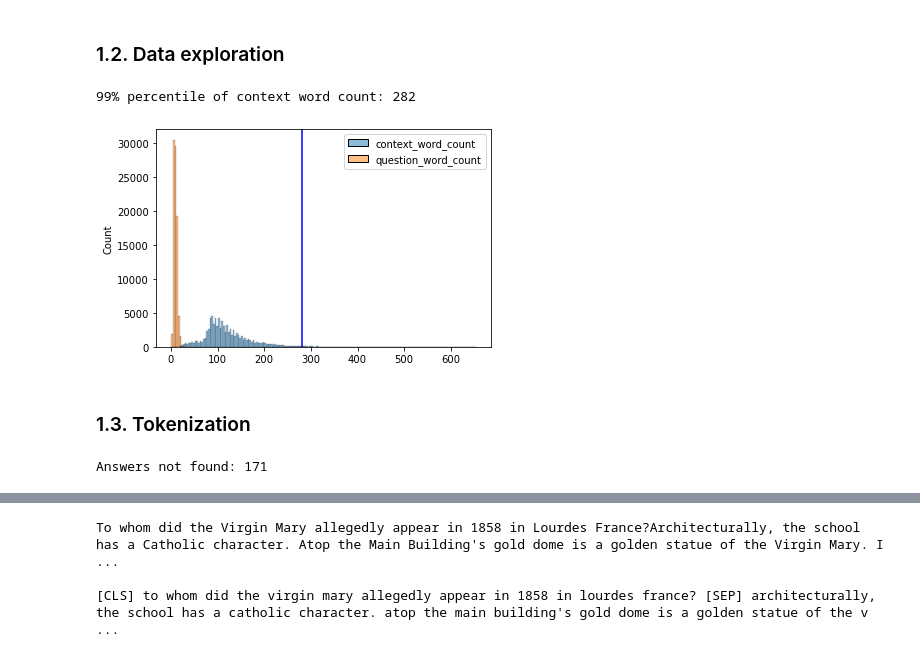
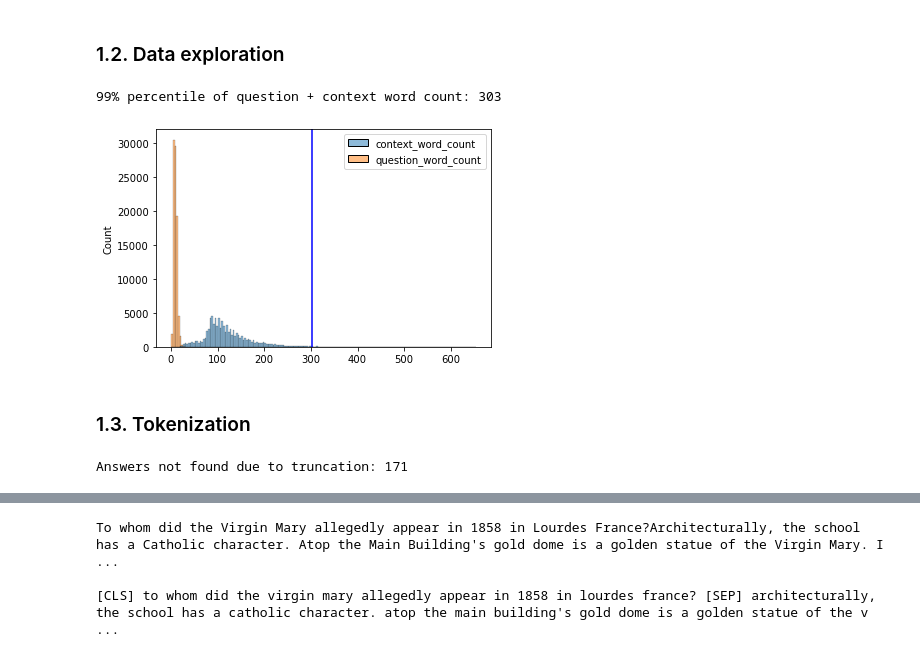
Before and after one commit to frallebini/question-answering, a Jupyter notebook: training.ipynb, the cells around one changed output, grey strips where cells are left out. Drawn from its saved outputs; the diff is of its cells as text; code cells hidden in the pictures.

```diff
--- a/training.ipynb
+++ b/training.ipynb
@@ -101,18 +87,20 @@ TEST PASSED: answer-text == context[start:end]
 # %%
 import seaborn as sns
 sentence_lengths = pd.DataFrame(
     dataset[['context', 'question']].applymap(str.split).applymap(len).to_numpy(),
     columns=['context_word_count', 'question_word_count'],
 )
-quantile99 = int(np.quantile(sentence_lengths['context_word_count'], 0.99))
+p99_context = int(np.quantile(sentence_lengths['context_word_count'], 0.99))
+p99_question = int(np.quantile(sentence_lengths['question_word_count'], 0.99))
+percentile99 = p99_question + p99_context
 
 ax = sns.histplot(sentence_lengths)
-ax.axvline(x=quantile99, color='b')
-print(f"99% percentile of context word count: {quantile99}")
+ax.axvline(x=percentile99, color='b')
+print(f"99% percentile of question + context word count: {percentile99}")
 # Note: after tokenization the numbers may differ but not dramatically
 # %% [output]
-99% percentile of context word count: 282
+99% percentile of question + context word count: 303
-[figure, old version]
+[figure, new version]
 # %% [markdown]
 ### 1.3. Tokenization
 # %%
@@ -170,10 +158,9 @@ for _, row in tqdm(dataset.iterrows(), total=dataset.shape[0]):
         'offset_mapping': offset_mapping,
     })
 
-print(f"Answers not found: {log_answers_not_found}")
-# To handle this, we need to do handle larger inputs by slicing or ignore it
+print(f"Answers not found due to truncation: {log_answers_not_found}")
 # %% [output]
-Answers not found: 171
+Answers not found due to truncation: 171
 # %%
 tokenized_dataset = pd.concat((dataset, pd.DataFrame(tok)), axis=1)
 tokenized_dataset.head()
```
Also changed, not shown: parts of 9 cells of this notebook, 2 other files.
